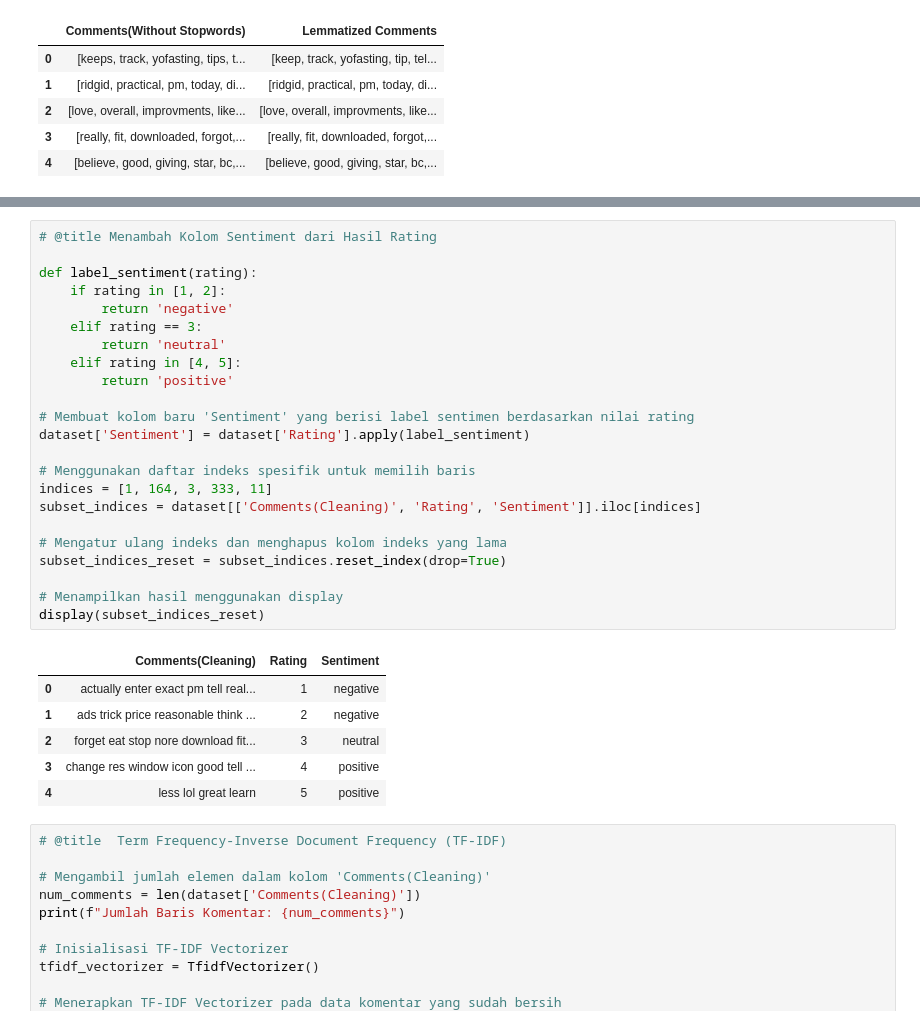
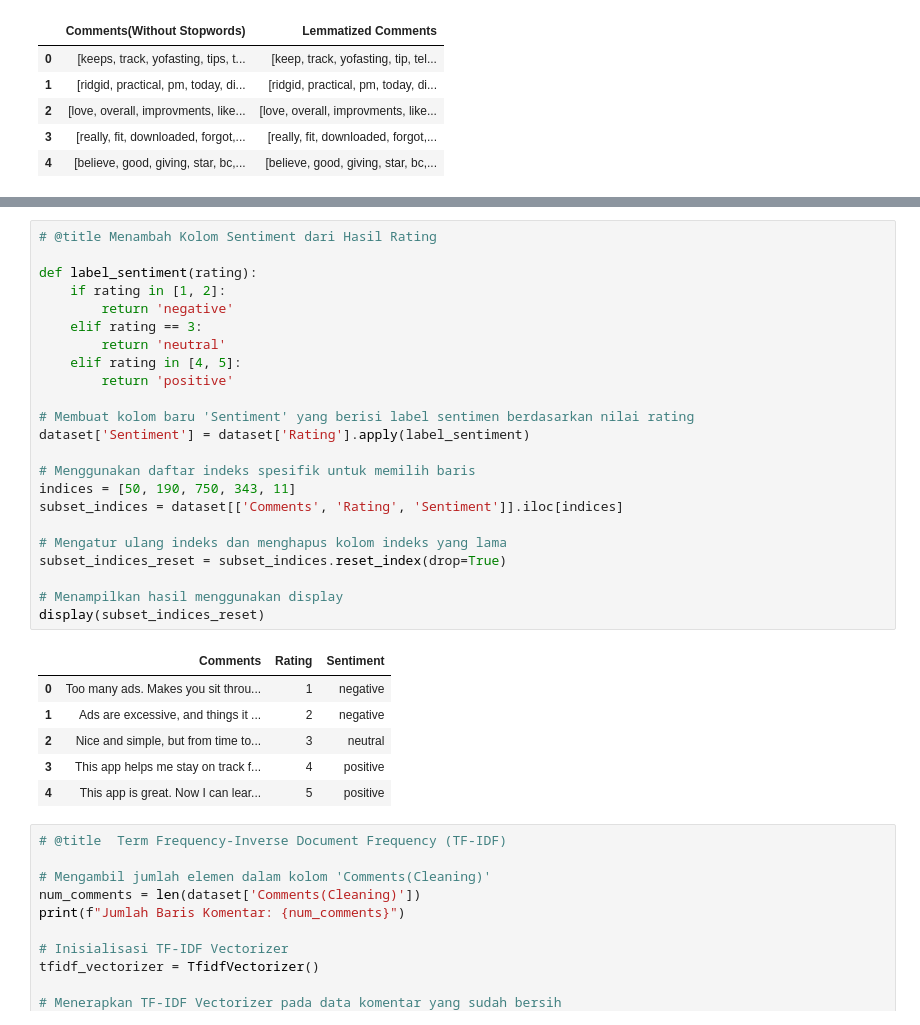
Before and after one commit to VarhanKusuma/Perbandingan_K-NN_dan_NBC_Pada_Sentimen_Ulasan_Aplikasi_Intermittent_Fasting, a Jupyter notebook: SKRIPSI.ipynb, the cells around one changed output, grey strips where cells are left out. Drawn from its saved outputs; the diff is of its cells as text.

```diff
--- a/SKRIPSI.ipynb
+++ b/SKRIPSI.ipynb
@@ -265,33 +265,33 @@ dataset[['Comments', 'Comments(Cleaning)']].head()
 # %%
 # @title Menambah Kolom Sentiment dari Hasil Rating
 
 def label_sentiment(rating):
     if rating in [1, 2]:
         return 'negative'
     elif rating == 3:
         return 'neutral'
     elif rating in [4, 5]:
         return 'positive'
 
 # Membuat kolom baru 'Sentiment' yang berisi label sentimen berdasarkan nilai rating
 dataset['Sentiment'] = dataset['Rating'].apply(label_sentiment)
 
 # Menggunakan daftar indeks spesifik untuk memilih baris
-indices = [1, 164, 3, 333, 11]
-subset_indices = dataset[['Comments(Cleaning)', 'Rating', 'Sentiment']].iloc[indices]
+indices = [50, 190, 750, 343, 11]
+subset_indices = dataset[['Comments', 'Rating', 'Sentiment']].iloc[indices]
 
 # Mengatur ulang indeks dan menghapus kolom indeks yang lama
 subset_indices_reset = subset_indices.reset_index(drop=True)
 
 # Menampilkan hasil menggunakan display
 display(subset_indices_reset)
 # %% [output]
-|  | Comments(Cleaning) | Rating | Sentiment |
-| 0 | actually enter exact pm tell real... | 1 | negative |
-| 1 | ads trick price reasonable think ... | 2 | negative |
-| 2 | forget eat stop nore download fit... | 3 | neutral |
-| 3 | change res window icon good tell ... | 4 | positive |
-| 4 | less lol great learn | 5 | positive |
+|  | Comments | Rating | Sentiment |
+| 0 | Too many ads. Makes you sit throu... | 1 | negative |
+| 1 | Ads are excessive, and things it ... | 2 | negative |
+| 2 | Nice and simple, but from time to... | 3 | neutral |
+| 3 | This app helps me stay on track f... | 4 | positive |
+| 4 | This app is great. Now I can lear... | 5 | positive |
 # %%
 # @title  Term Frequency-Inverse Document Frequency (TF-IDF)
 
```
Also changed, not shown: parts of 11 cells of this notebook.
